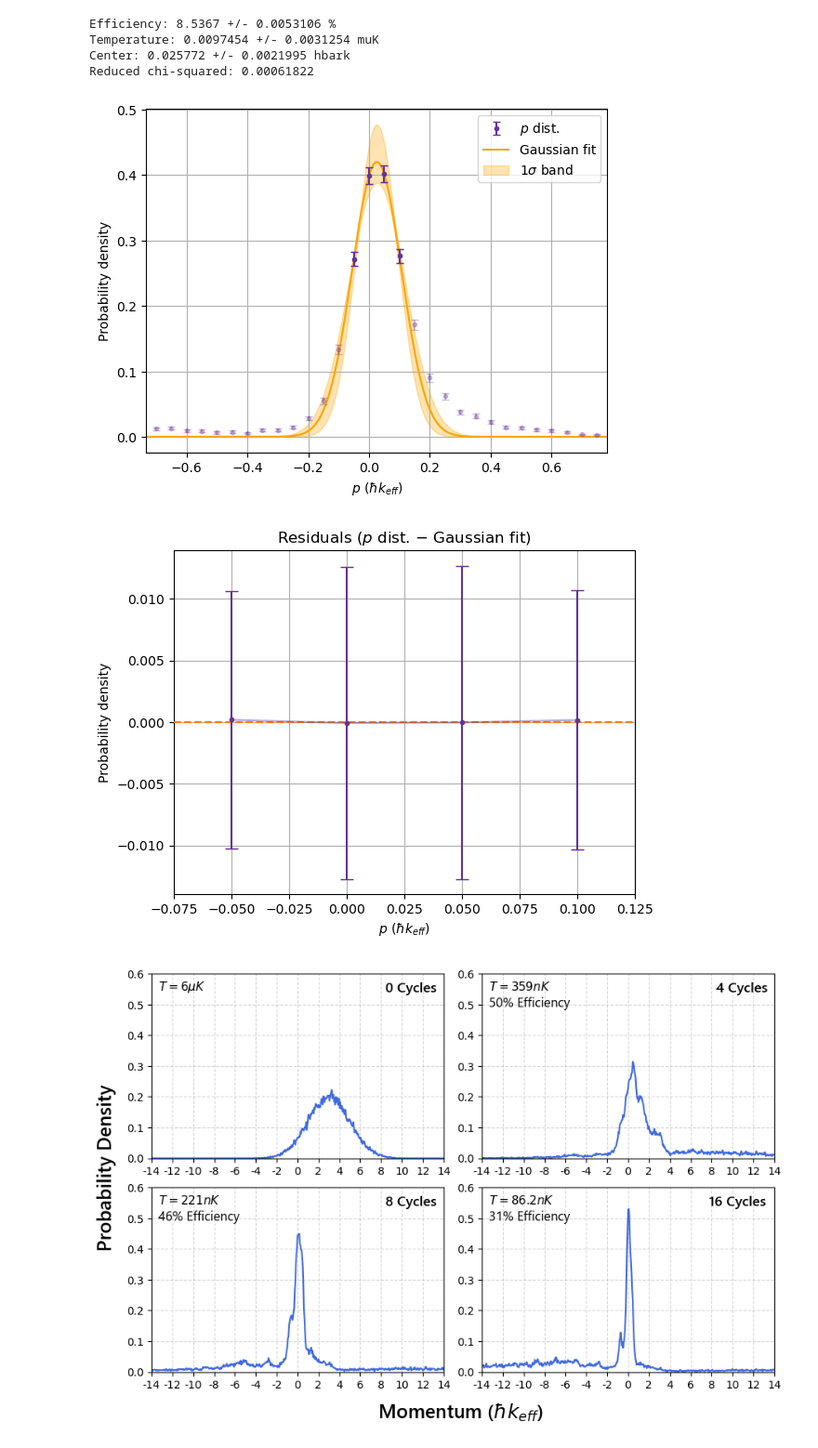
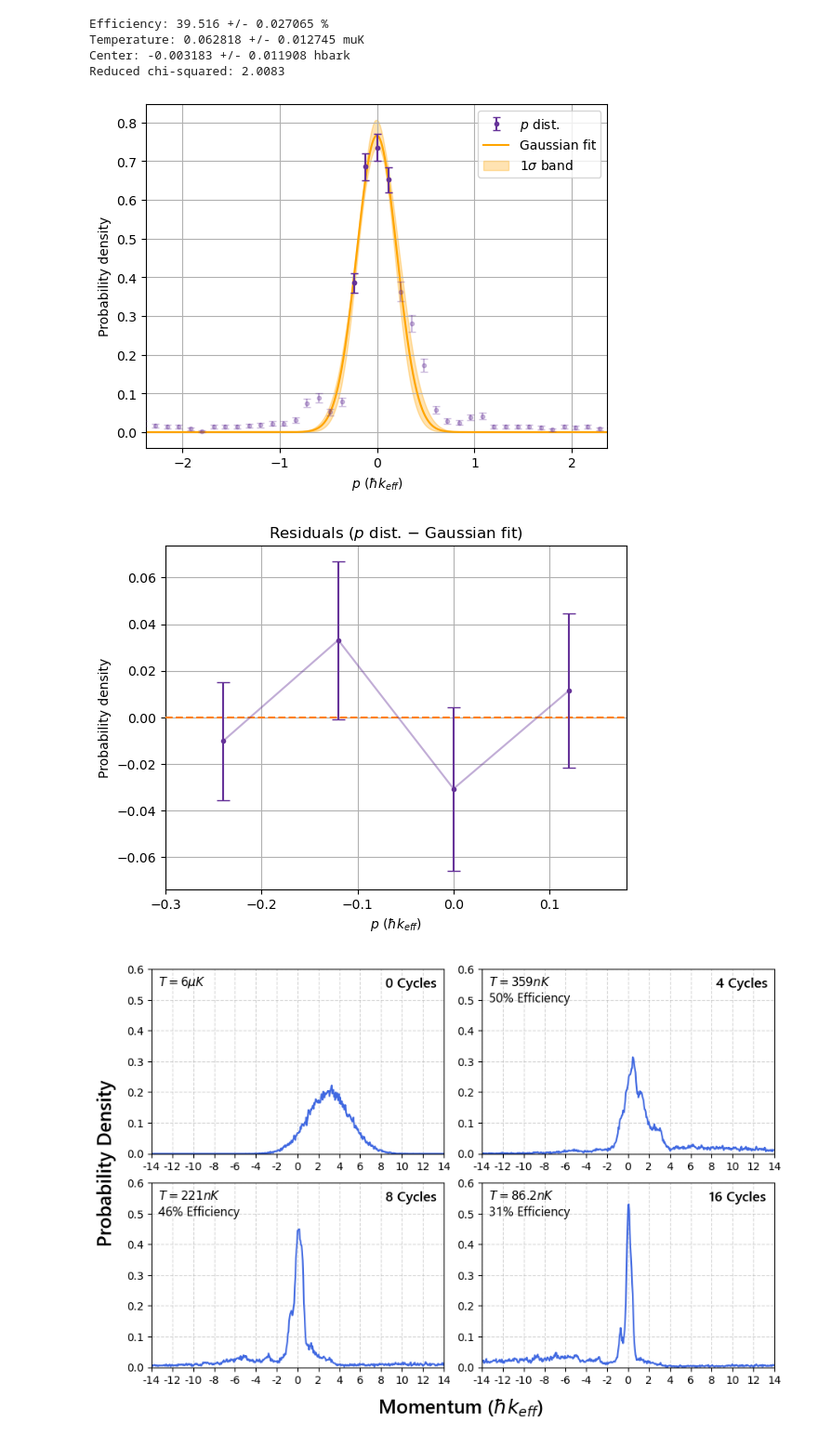
Before and after one commit to tr2g20/simulations, a Jupyter notebook: alg_cooling2.ipynb, the cells around one changed output. Shown at 93% size. Saved outputs shown, nothing was run; the diff lists cells and outputs as text; code cells hidden in the pictures.

Commit message:
Added freq_dep param to most sequences

```diff
--- a/alg_cooling2.ipynb
+++ b/alg_cooling2.ipynb
@@ -9,7 +9,7 @@ import matplotlib.pyplot as plt
 ### Simulate many cycles of a pulse sequence with optical pumping after each one ###
 
 # Set ensemble parameters
-N = 50000
+N = 5000
 initial_temp = 5.9e-6
 
 rabi_freq = 2*pi*5e5
@@ -17,11 +17,11 @@ rabi_time = 2*pi/rabi_freq
 
 time_steps = 1
 
-RR3 = RR3_gate(rabi_freq=rabi_freq, time_steps=time_steps, bs_corr=True, pi_corr=True)
+RR3 = RR3_gate(rabi_freq=rabi_freq, time_steps=time_steps, detuning=0, bs_corr=False, pi_corr=False, freq_dep=True)
 RR3.build_seq()
 
 # Cooling parameters
-cycles = 64
+cycles = 16
 pumping_route = 'f3' # optical pumping via either F'=2 ('f2') or F'=3 ('f3')
 
 p_min = -16
@@ -69,30 +69,30 @@ plot_coolingcycles_22(moms_list=moms_list, fracs_list=fracs_list, basis=basis, c
 # %%
 ### Fitting gaussian with auto peak detection ###
 
 # Width of domain relative to width of truncated data
 # Default is 1
 xscale = 10
 
 # Fraction of peak height used to truncate data
 # Default is 0.5 (i.e. FWHM)
 threshold = 0.5
 
 # Resolution (in units of hbar*k_eff)
-bin_width = 0.05
+bin_width = 0.12
 
 amp, T, shift, errs, _, _ = fit_gaussian(moms_list[-1], fracs=fracs_list[-1], range = global_range, bin_width=bin_width, xscale=xscale, threshold=threshold,
                                    plot=True,
                                    print_vals=True,
                                    joindata=False,
                                    plot_residuals=True
                                     )
 # %% [output]
-Efficiency: 8.5367 +/- 0.0053106 %
-Temperature: 0.0097454 +/- 0.0031254 muK
-Center: 0.025772 +/- 0.0021995 hbark
-Reduced chi-squared: 0.00061822
+Efficiency: 39.516 +/- 0.027065 %
+Temperature: 0.062818 +/- 0.012745 muK
+Center: -0.003183 +/- 0.011908 hbark
+Reduced chi-squared: 2.0083
-[figure, old version]
+[figure, new version]
-[figure, old version]
+[figure, new version]
 # %%
 cycles_list = np.array([0,4,8,16])
 index_list = np.array([0,8,16,32])
```
Also changed, not shown: parts of 1 cell of this notebook, 2 other files.
